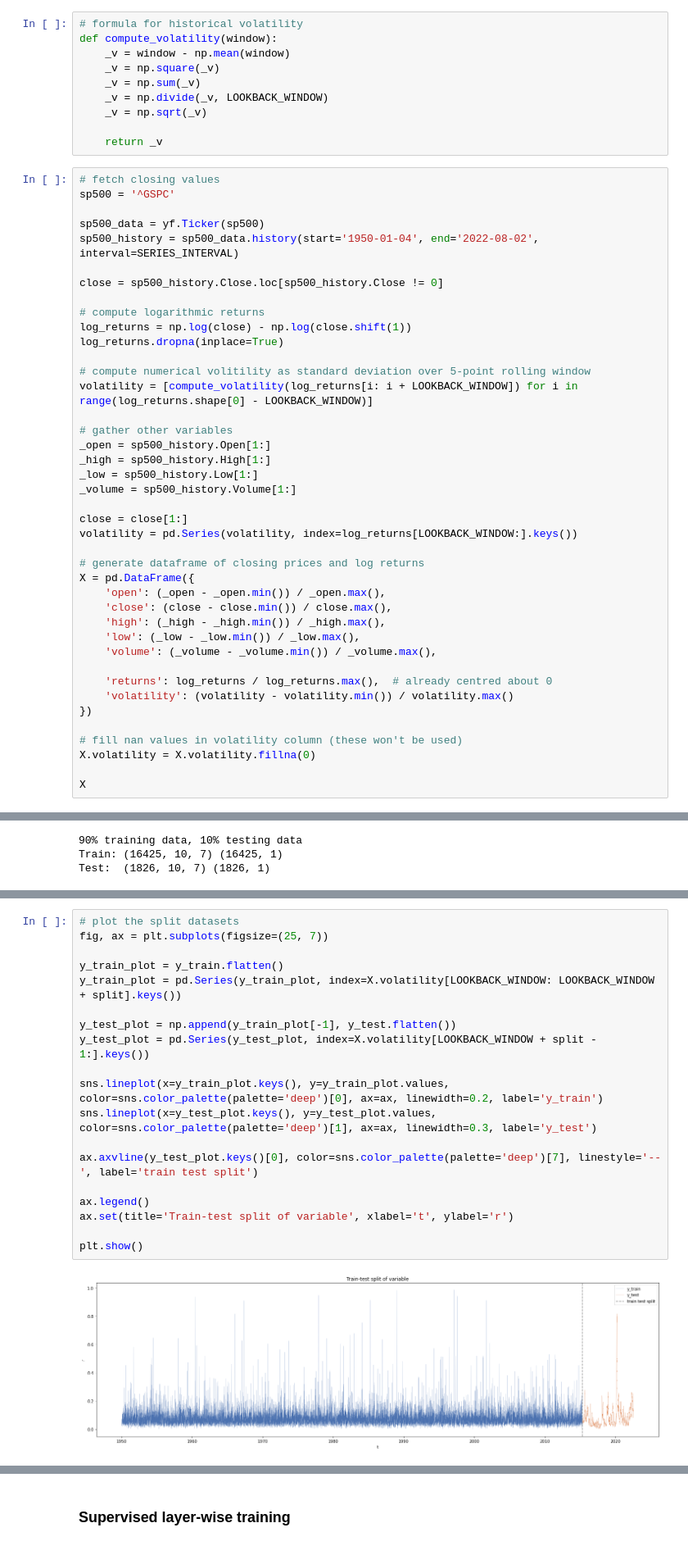
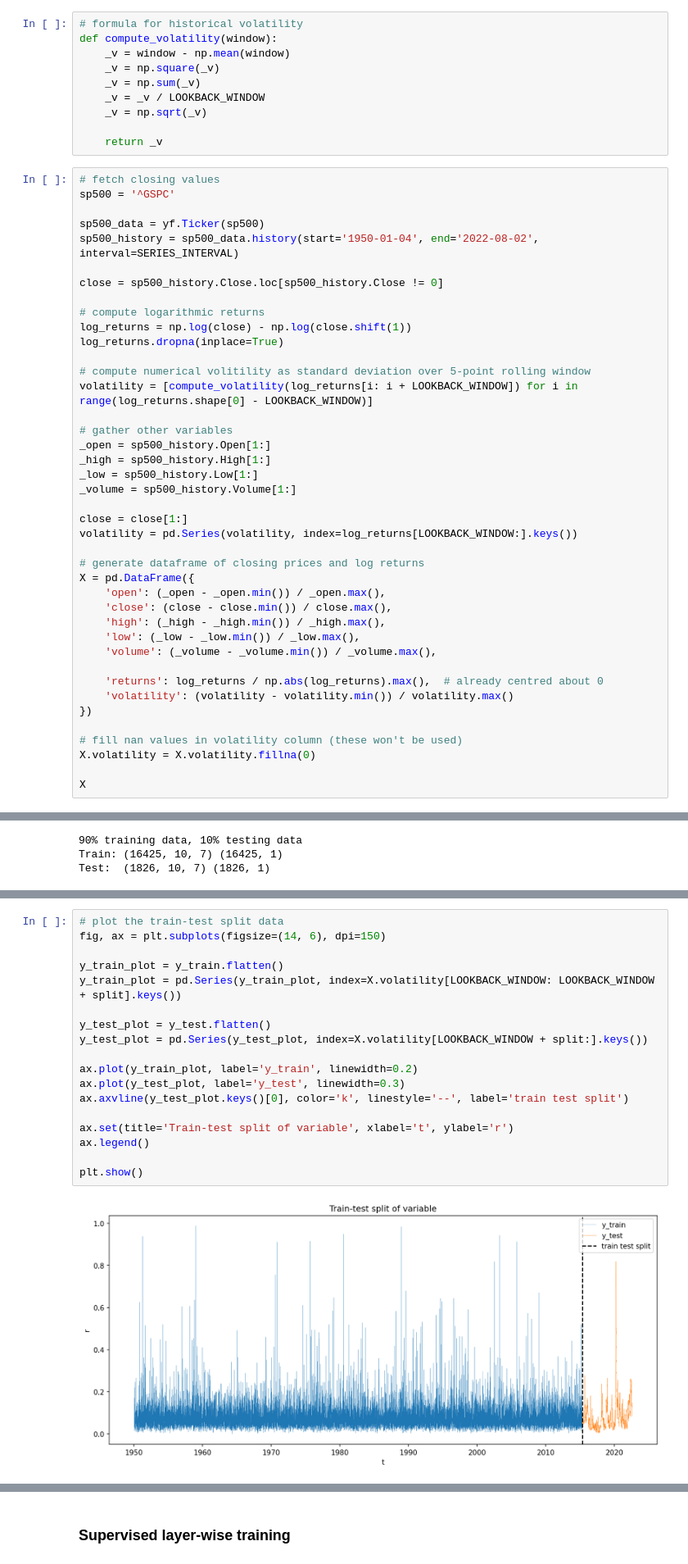
Before and after one commit to gittmp/efficient-deep-learning, a Jupyter notebook: Program/risk-forecasting.ipynb, the cells around one changed output, grey strips where cells are left out. Shown at 82% size. Drawn from its saved outputs; the diff is of its cells as text.

```diff
--- a/Program/risk-forecasting.ipynb
+++ b/Program/risk-forecasting.ipynb
@@ -98,7 +98,7 @@ def compute_volatility(window):
     _v = window - np.mean(window)
     _v = np.square(_v)
     _v = np.sum(_v)
-    _v = np.divide(_v, LOOKBACK_WINDOW)
+    _v = _v / LOOKBACK_WINDOW
     _v = np.sqrt(_v)
 
     return _v
@@ -135,7 +135,7 @@ X = pd.DataFrame({
     'low': (_low - _low.min()) / _low.max(),
     'volume': (_volume - _volume.min()) / _volume.max(),
 
-    'returns': log_returns / log_returns.max(),  # already centred about 0
+    'returns': log_returns / np.abs(log_returns).max(),  # already centred about 0
     'volatility': (volatility - volatility.min()) / volatility.max()
 })
 
@@ -261,23 +262,22 @@ plt.show()
 # %% [output]
 [figure]
 # %%
-# plot the split datasets
-fig, ax = plt.subplots(figsize=(25, 7))
+# plot the train-test split data
+fig, ax = plt.subplots(figsize=(14, 6), dpi=150)
 
 y_train_plot = y_train.flatten()
 y_train_plot = pd.Series(y_train_plot, index=X.volatility[LOOKBACK_WINDOW: LOOKBACK_WINDOW + split].keys())
 
-y_test_plot = np.append(y_train_plot[-1], y_test.flatten())
-y_test_plot = pd.Series(y_test_plot, index=X.volatility[LOOKBACK_WINDOW + split - 1:].keys())
+y_test_plot = y_test.flatten()
+y_test_plot = pd.Series(y_test_plot, index=X.volatility[LOOKBACK_WINDOW + split:].keys())
 
-sns.lineplot(x=y_train_plot.keys(), y=y_train_plot.values, color=sns.color_palette(palette='deep')[0], ax=ax, linewidth=0.2, label='y_train')
-sns.lineplot(x=y_test_plot.keys(), y=y_test_plot.values, color=sns.color_palette(palette='deep')[1], ax=ax, linewidth=0.3, label='y_test')
+ax.plot(y_train_plot, label='y_train', linewidth=0.2)
+ax.plot(y_test_plot, label='y_test', linewidth=0.3)
+ax.axvline(y_test_plot.keys()[0], color='k', linestyle='--', label='train test split')
 
-ax.axvline(y_test_plot.keys()[0], color=sns.color_palette(palette='deep')[7], linestyle='--', label='train test split')
-
+ax.set(title='Train-test split of variable', xlabel='t', ylabel='r')
 ax.legend()
-ax.set(title='Train-test split of variable', xlabel='t', ylabel='r')
 
 plt.show()
 # %% [output]
-[figure, old version]
+[figure, new version]
```
Also changed, not shown: parts of 30 cells of this notebook, 2 other files.
